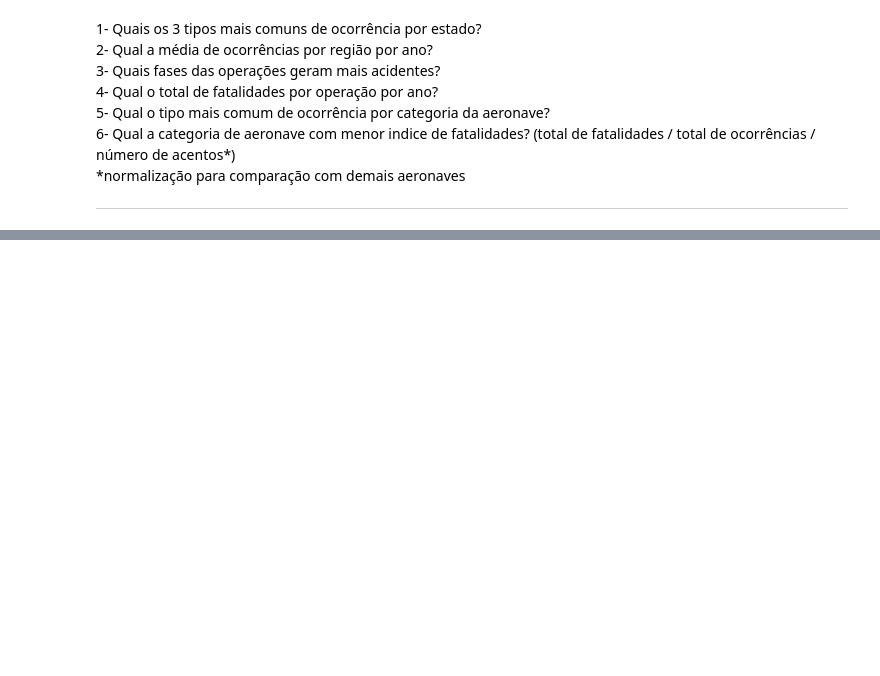
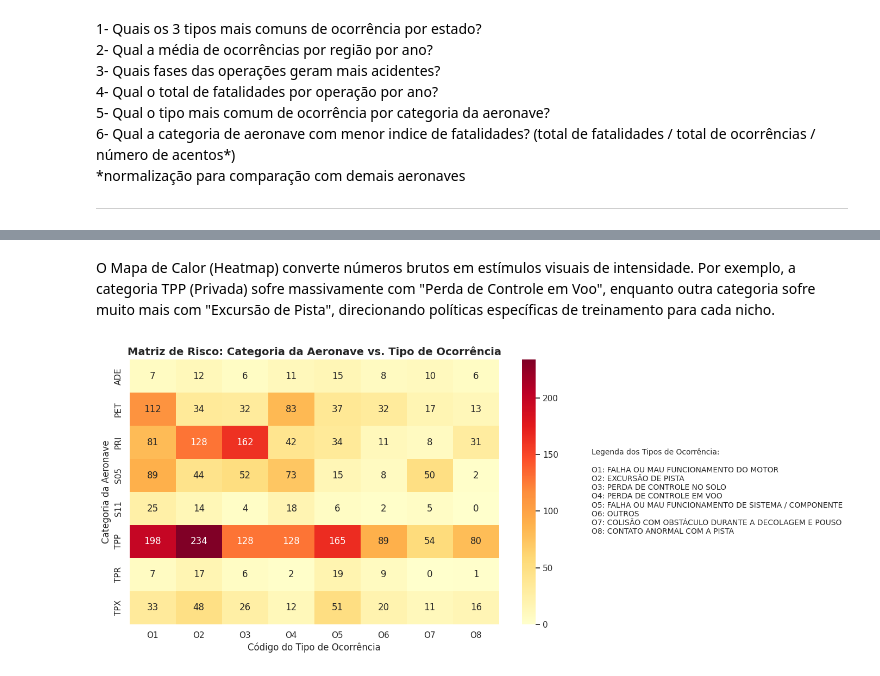
Before and after one commit to Jobanu/Projeto-Final-DS-PY-004, a Jupyter notebook: notebook/analise.ipynb, the cells around one changed output, grey strips where cells are left out. Cells and saved outputs as stored; diff of their text form; code cells hidden in the pictures; blank space fills up the shorter version.

```diff
--- a/notebook/analise.ipynb
+++ b/notebook/analise.ipynb
@@ -1166,0 +1468,53 @@ M60                                 4.000000
+# %% [markdown]
+O Mapa de Calor (Heatmap) converte números brutos em estímulos visuais de intensidade. Por exemplo, a categoria TPP (Privada) sofre massivamente com "Perda de Controle em Voo", enquanto outra categoria sofre muito mais com "Excursão de Pista", direcionando políticas específicas de treinamento para cada nicho.
+# %%
+top_categorias = df['Categoria_da_Aeronave'].value_counts().head(8).index
+top_tipos_ocorrencia = df['Descricao_do_Tipo'].value_counts().head(8).index
+
+df_pivot = df[
+    df['Categoria_da_Aeronave'].isin(top_categorias)
+    & df['Descricao_do_Tipo'].isin(top_tipos_ocorrencia)
+].copy()
+
+mapeamento_tipos = {
+    tipo: f'O{i+1}' for i, tipo in enumerate(top_tipos_ocorrencia)
+}
+df_pivot['Tipo_Curto'] = df_pivot['Descricao_do_Tipo'].map(mapeamento_tipos)
+
+tabela_cruzada = pd.crosstab(
+    df_pivot['Categoria_da_Aeronave'], df_pivot['Tipo_Curto']
+)
+
+colunas_ordenadas = [f'O{i+1}' for i in range(len(top_tipos_ocorrencia))]
+tabela_cruzada = tabela_cruzada.reindex(columns=colunas_ordenadas)
+
+fig, ax = plt.subplots(figsize=(14, 6))
+
+sns.heatmap(tabela_cruzada, annot=True, fmt='d', cmap='YlOrRd', cbar=True, ax=ax)
+
+plt.title(
+    'Matriz de Risco: Categoria da Aeronave vs. Tipo de Ocorrência',
+    fontsize=14,
+    fontweight='bold',
+)
+plt.xlabel('Código do Tipo de Ocorrência', fontsize=12)
+plt.ylabel('Categoria da Aeronave', fontsize=12)
+
+texto_legenda = '\n'.join(
+    [f'{codigo}: {tipo}' for tipo, codigo in mapeamento_tipos.items()]
+)
+
+plt.text(
+    1.25,
+    0.5,
+    f'Legenda dos Tipos de Ocorrência:\n\n{texto_legenda}',
+    transform=ax.transAxes,
+    fontsize=10,
+    verticalalignment='center',
+    bbox=dict(boxstyle='round,pad=0.5', facecolor='white', alpha=0.8),
+)
+
+plt.tight_layout()
+plt.show()
+# %% [output]
+[figure, added]
```
Also changed, not shown: parts of 44 cells of this notebook.
